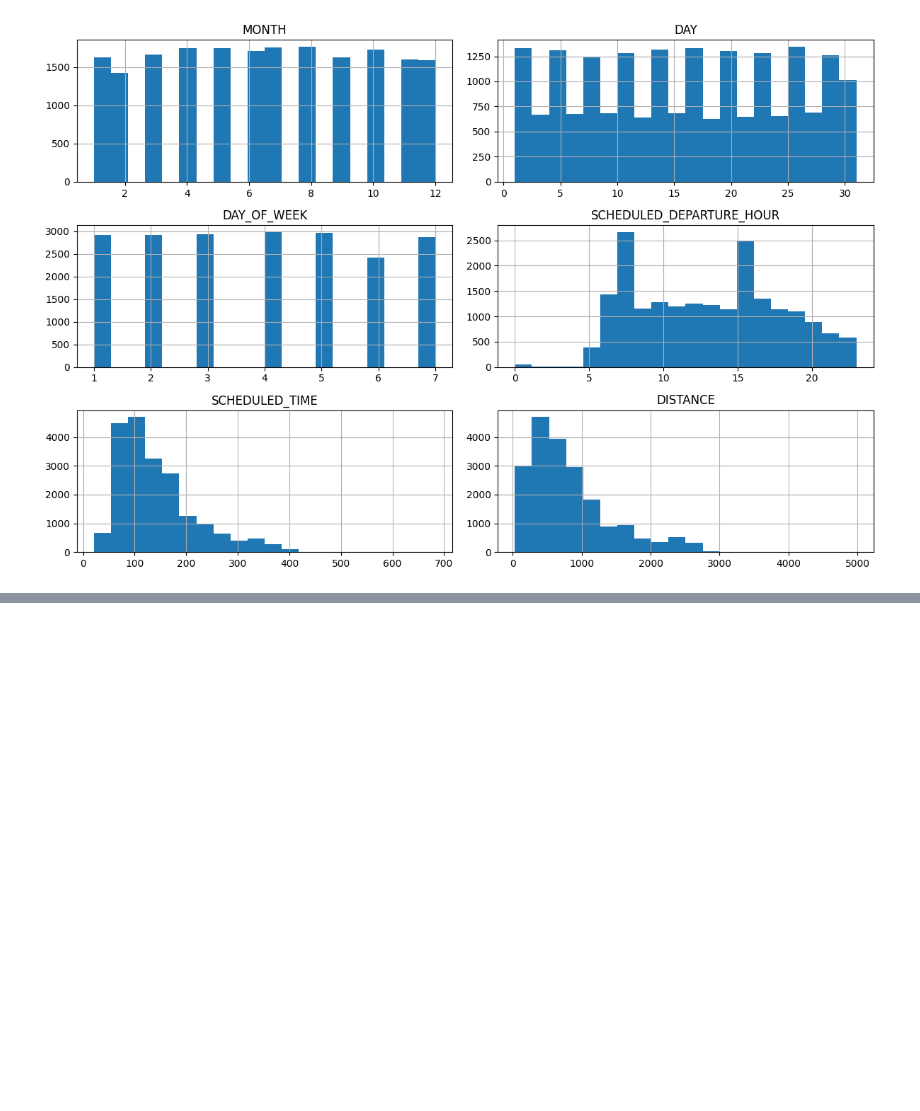
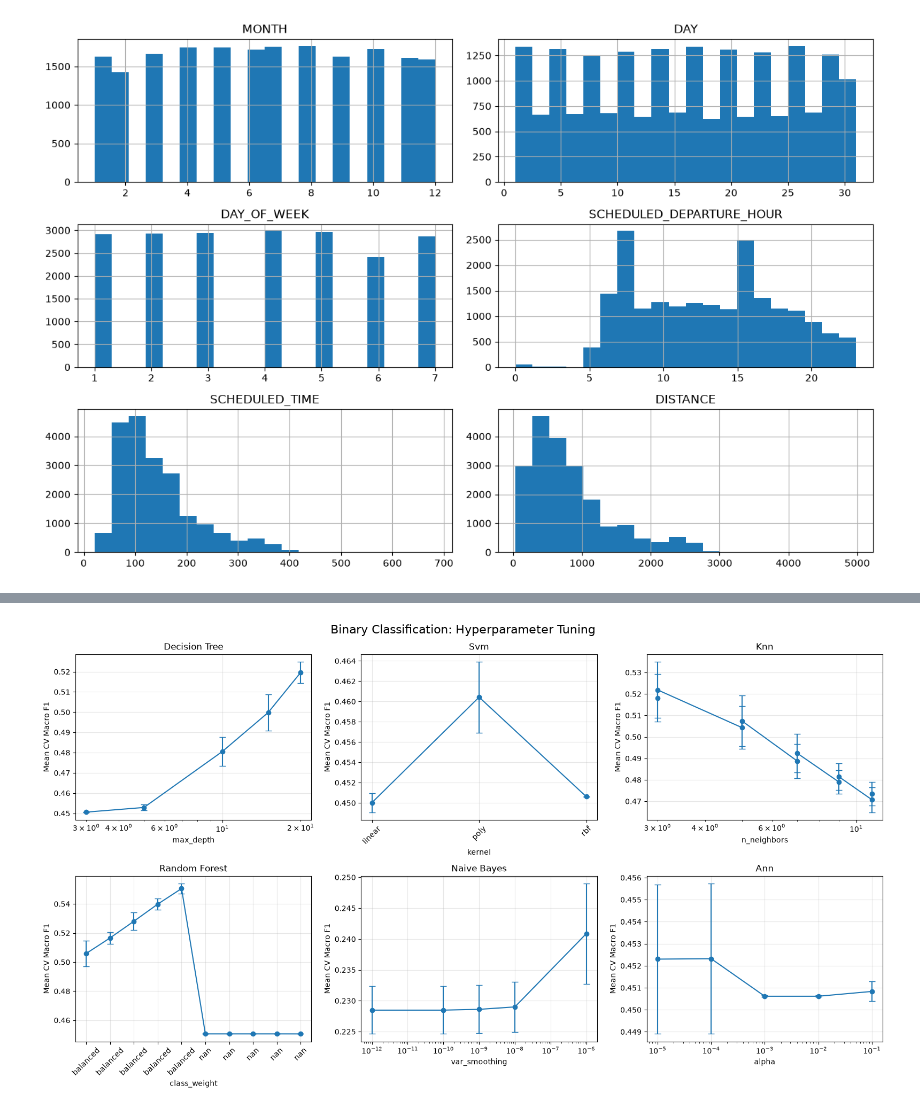
Before and after one commit to laurenlal/cse5104-project2, a Jupyter notebook: model_fitting.ipynb, the cells around one changed output, grey strips where cells are left out. Cells and saved outputs as stored; diff of their text form; code cells hidden in the pictures; blank space fills up the shorter version.

Commit message:
add ann and nb, fixed visualizations, part c

```diff
--- a/model_fitting.ipynb
+++ b/model_fitting.ipynb
@@ -353,6 +355,6 @@ plt.show()
 # %%
 # distribution of numerical features
-numeric_features = [
+p_numeric_features = [
     "MONTH",
     "DAY",
     "DAY_OF_WEEK",
@@ -361,7 +363,7 @@ numeric_features = [
     "DISTANCE"
 ]
 
-df[numeric_features].hist(
+df[p_numeric_features].hist(
     figsize=(12, 8),
     bins=20
 )
@@ -393,6 +395,8 @@ from sklearn.svm import SVC
 from sklearn.tree import DecisionTreeClassifier
 from sklearn.neighbors import KNeighborsClassifier
 from sklearn.ensemble import RandomForestClassifier
+from sklearn.naive_bayes import GaussianNB
+from sklearn.neural_network import MLPClassifier
 
 model_specs = {
     "decision_tree": (
@@ -416,6 +420,20 @@ model_specs = {
             "model__max_depth": [5, 10, 15, 20, 25],
             "model__class_weight": [None, "balanced"]
         }
+    ),
+
+    "naive_bayes": (
+        GaussianNB(),
+        {
+            "model__var_smoothing": [1e-12, 1e-10, 1e-9, 1e-8, 1e-6]
+        }
+    ),
+
+    "ann": (
+        MLPClassifier(hidden_layer_sizes=(64,), max_iter=300, early_stopping=True, random_state=SEED),
+        {
+            "model__alpha": [0.00001, 0.0001, 0.001, 0.01, 0.1]
+        }
     )
 }
 
@@ -594,0 +654,72 @@ Prediction runtime:           0.0039 seconds
+# %%
+
+# Visualization: origial models
+
+for classification in ["binary", "multiclass"]:
+
+    fig, axes = plt.subplots(2, 3, figsize=(16, 9))
+    axes = axes.flatten()
+
+    for ax, model in zip(axes, model_specs.keys()):
+
+        cv = cv_tables[(classification, model)].copy()
+
+        params = [
+            col for col in cv.columns
+            if col.startswith("param_model__")
+        ]
+
+        x_param = params[0]
+        group_param = params[1] if len(params) > 1 else None
+
+        # Plot separate lines for second hyperparameter
+        if group_param:
+            groups = cv.groupby(group_param)
+        else:
+            groups = [("All", cv)]
+
+        for group_name, group in groups:
+
+            group = group.copy()
+
+            try:
+                group[x_param] = group[x_param].astype(float)
+                group = group.sort_values(x_param)
+                x = group[x_param].values
+                numeric = True
+            except (ValueError, TypeError):
+                group = group.sort_values(x_param)
+                x = np.arange(len(group))
+                numeric = False
+
+            ax.errorbar(
+                x,
+                group["mean_test_score"],
+                yerr=group["std_test_score"],
+                marker="o",
+                capsize=4,
+                label=str(group_name) if group_param else None
+            )
+
+            if not numeric:
+                ax.set_xticks(x)
+                ax.set_xticklabels(group[x_param], rotation=45)
+
+        if group_param:
+            ax.legend(title=group_param.replace("param_model__", ""))
+
+        ax.set_title(model.replace("_", " ").title())
+        ax.set_xlabel(x_param.replace("param_model__", ""))
+        ax.set_ylabel("Mean CV Macro F1")
+        ax.grid(alpha=0.3)
+
+    fig.suptitle(
+        f"{classification.capitalize()} Classification: "
+        "Hyperparameter Tuning",
+        fontsize=16
+    )
+
+    plt.tight_layout()
+    plt.show()
+# %% [output]
+[figure, added]
```
Also changed, not shown: parts of 20 cells of this notebook, 34 other files.
